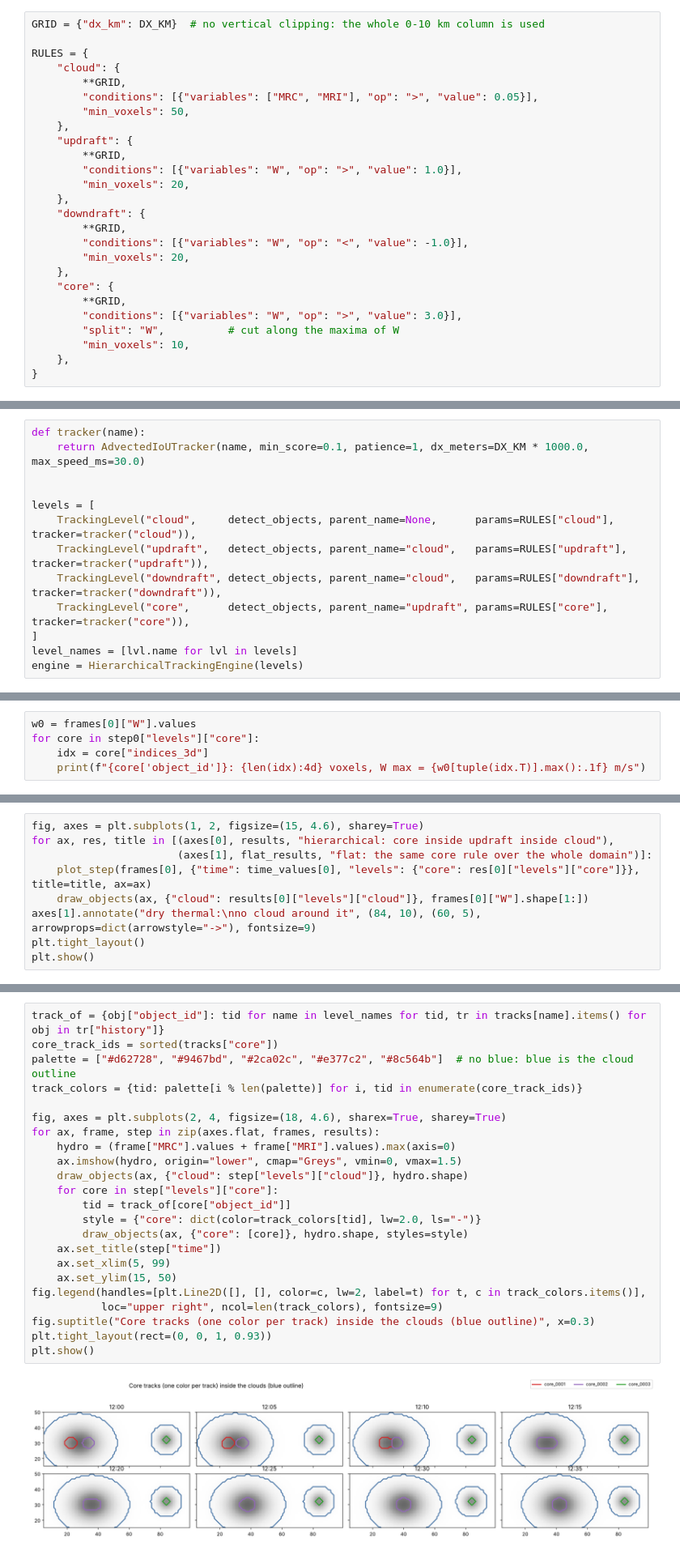
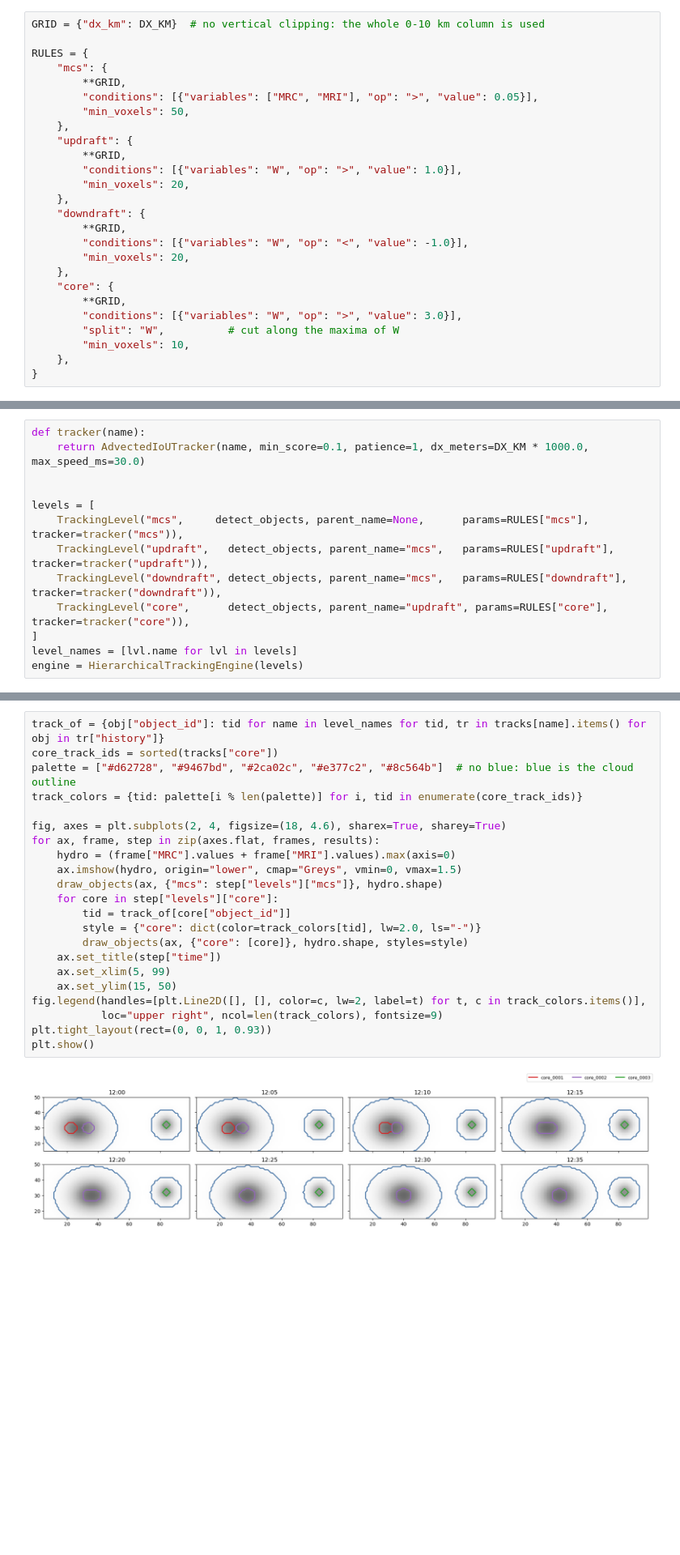
Before and after one commit to FlorianMEQ/convective_tracking, a Jupyter notebook: examples/synthetic_hierarchy_example.ipynb, the cells around one changed output, grey strips where cells are left out. Shown at 81% size. Cells and saved outputs as stored; diff of their text form; blank space fills up the shorter version.

Commit message:
Reworked Readme.md and first step notebook

```diff
--- a/examples/synthetic_hierarchy_example.ipynb
+++ b/examples/synthetic_hierarchy_example.ipynb
@@ -80,7 +68,7 @@ The rules do not mention the hierarchy: the same `core` rule could be used at th
 GRID = {"dx_km": DX_KM}  # no vertical clipping: the whole 0-10 km column is used
 
 RULES = {
-    "cloud": {
+    "mcs": {
         **GRID,
         "conditions": [{"variables": ["MRC", "MRI"], "op": ">", "value": 0.05}],
         "min_voxels": 50,
@@ -119,9 +107,9 @@ def tracker(name):
 
 
 levels = [
-    TrackingLevel("cloud",     detect_objects, parent_name=None,      params=RULES["cloud"],     tracker=tracker("cloud")),
-    TrackingLevel("updraft",   detect_objects, parent_name="cloud",   params=RULES["updraft"],   tracker=tracker("updraft")),
-    TrackingLevel("downdraft", detect_objects, parent_name="cloud",   params=RULES["downdraft"], tracker=tracker("downdraft")),
+    TrackingLevel("mcs",     detect_objects, parent_name=None,      params=RULES["mcs"],     tracker=tracker("mcs")),
+    TrackingLevel("updraft",   detect_objects, parent_name="mcs",   params=RULES["updraft"],   tracker=tracker("updraft")),
+    TrackingLevel("downdraft", detect_objects, parent_name="mcs",   params=RULES["downdraft"], tracker=tracker("downdraft")),
     TrackingLevel("core",      detect_objects, parent_name="updraft", params=RULES["core"],      tracker=tracker("core")),
 ]
 level_names = [lvl.name for lvl in levels]
@@ -176,5 +139,0 @@ The detector does not compute physical quantities on purpose: you get them from
-# %%
-w0 = frames[0]["W"].values
-for core in step0["levels"]["core"]:
-    idx = core["indices_3d"]
-    print(f"{core['object_id']}: {len(idx):4d} voxels, W max = {w0[tuple(idx.T)].max():.1f} m/s")
@@ -217,9 +139,0 @@ pd.DataFrame(
-# %%
-fig, axes = plt.subplots(1, 2, figsize=(15, 4.6), sharey=True)
-for ax, res, title in [(axes[0], results, "hierarchical: core inside updraft inside cloud"),
-                       (axes[1], flat_results, "flat: the same core rule over the whole domain")]:
-    plot_step(frames[0], {"time": time_values[0], "levels": {"core": res[0]["levels"]["core"]}}, title=title, ax=ax)
-    draw_objects(ax, {"cloud": results[0]["levels"]["cloud"]}, frames[0]["W"].shape[1:])
-axes[1].annotate("dry thermal:\nno cloud around it", (84, 10), (60, 5), arrowprops=dict(arrowstyle="->"), fontsize=9)
-plt.tight_layout()
-plt.show()
@@ -343,25 +158,24 @@ pd.DataFrame(
 # %%
 track_of = {obj["object_id"]: tid for name in level_names for tid, tr in tracks[name].items() for obj in tr["history"]}
 core_track_ids = sorted(tracks["core"])
 palette = ["#d62728", "#9467bd", "#2ca02c", "#e377c2", "#8c564b"]  # no blue: blue is the cloud outline
 track_colors = {tid: palette[i % len(palette)] for i, tid in enumerate(core_track_ids)}
 
 fig, axes = plt.subplots(2, 4, figsize=(18, 4.6), sharex=True, sharey=True)
 for ax, frame, step in zip(axes.flat, frames, results):
     hydro = (frame["MRC"].values + frame["MRI"].values).max(axis=0)
     ax.imshow(hydro, origin="lower", cmap="Greys", vmin=0, vmax=1.5)
-    draw_objects(ax, {"cloud": step["levels"]["cloud"]}, hydro.shape)
+    draw_objects(ax, {"mcs": step["levels"]["mcs"]}, hydro.shape)
     for core in step["levels"]["core"]:
         tid = track_of[core["object_id"]]
         style = {"core": dict(color=track_colors[tid], lw=2.0, ls="-")}
         draw_objects(ax, {"core": [core]}, hydro.shape, styles=style)
     ax.set_title(step["time"])
     ax.set_xlim(5, 99)
     ax.set_ylim(15, 50)
 fig.legend(handles=[plt.Line2D([], [], color=c, lw=2, label=t) for t, c in track_colors.items()],
            loc="upper right", ncol=len(track_colors), fontsize=9)
-fig.suptitle("Core tracks (one color per track) inside the clouds (blue outline)", x=0.3)
 plt.tight_layout(rect=(0, 0, 1, 0.93))
 plt.show()
 # %% [output]
-[figure, old version]
+[figure, new version]
```
Also changed, not shown: parts of 24 cells of this notebook, 8 other files.
